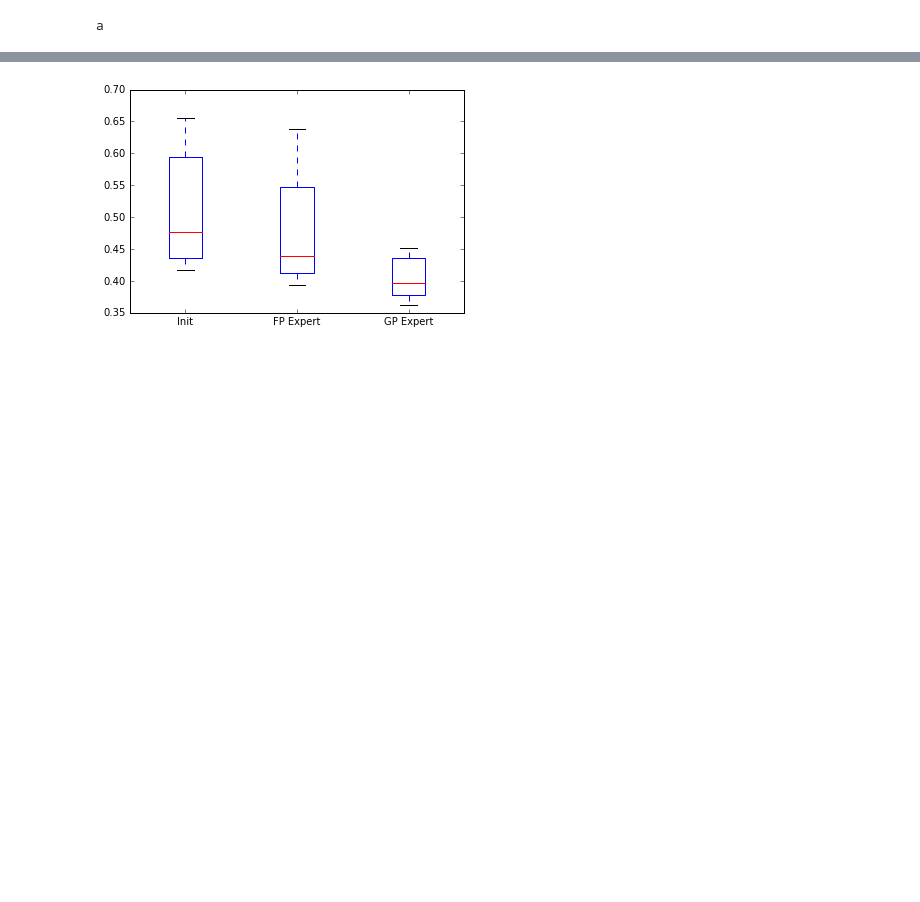
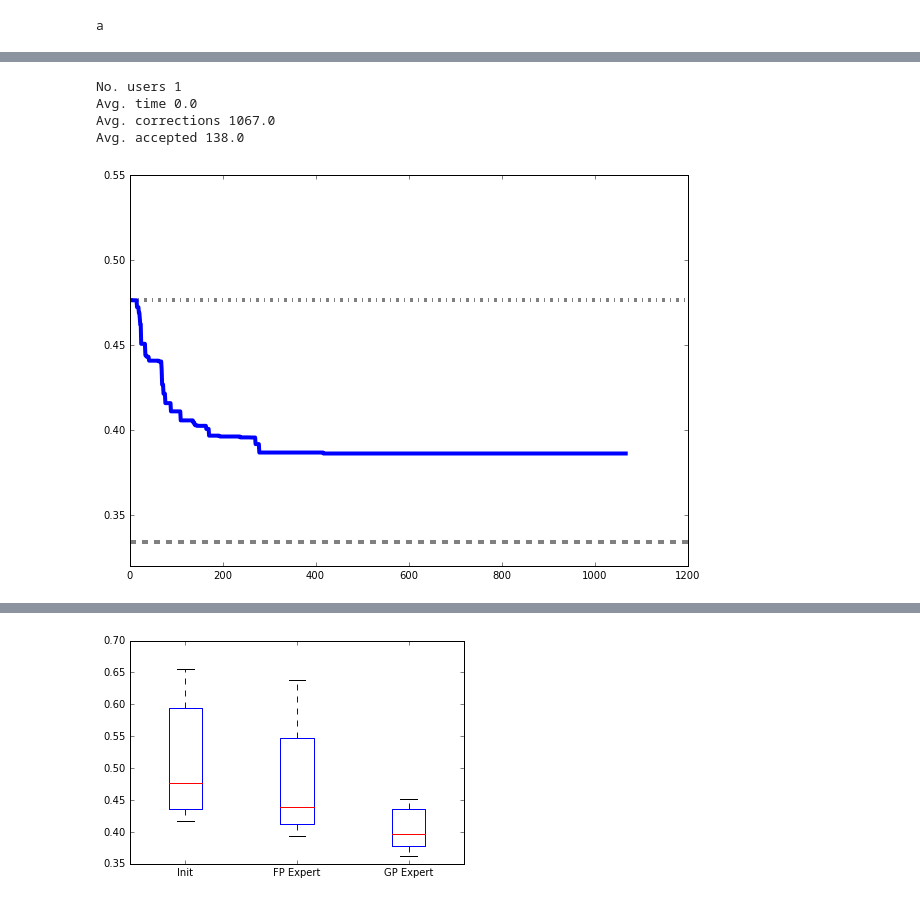
Before and after one commit to VCG/gp, a Jupyter notebook: ipy_test/LOAD_USER.ipynb, the cells around one changed output, grey strips where cells are left out. Saved outputs shown, nothing was run; the diff lists cells and outputs as text; code cells hidden in the pictures; blank space fills up the shorter version.

```diff
--- a/ipy_test/LOAD_USER.ipynb
+++ b/ipy_test/LOAD_USER.ipynb
@@ -84,0 +81,8 @@ Avg. accepted 90.0
+# %%
+simuser_gp_vi_per_slice, simuser_gp_merge_vis, simuser_gp_split_vis = gp.Stats.analyze_users(['simuserGP'], gold, rhoana)
+# %% [output]
+No. users 1
+Avg. time 0.0
+Avg. corrections 1067.0
+Avg. accepted 138.0
+[figure, added]
```
Also changed, not shown: parts of 43 cells of this notebook, 15 other files.
